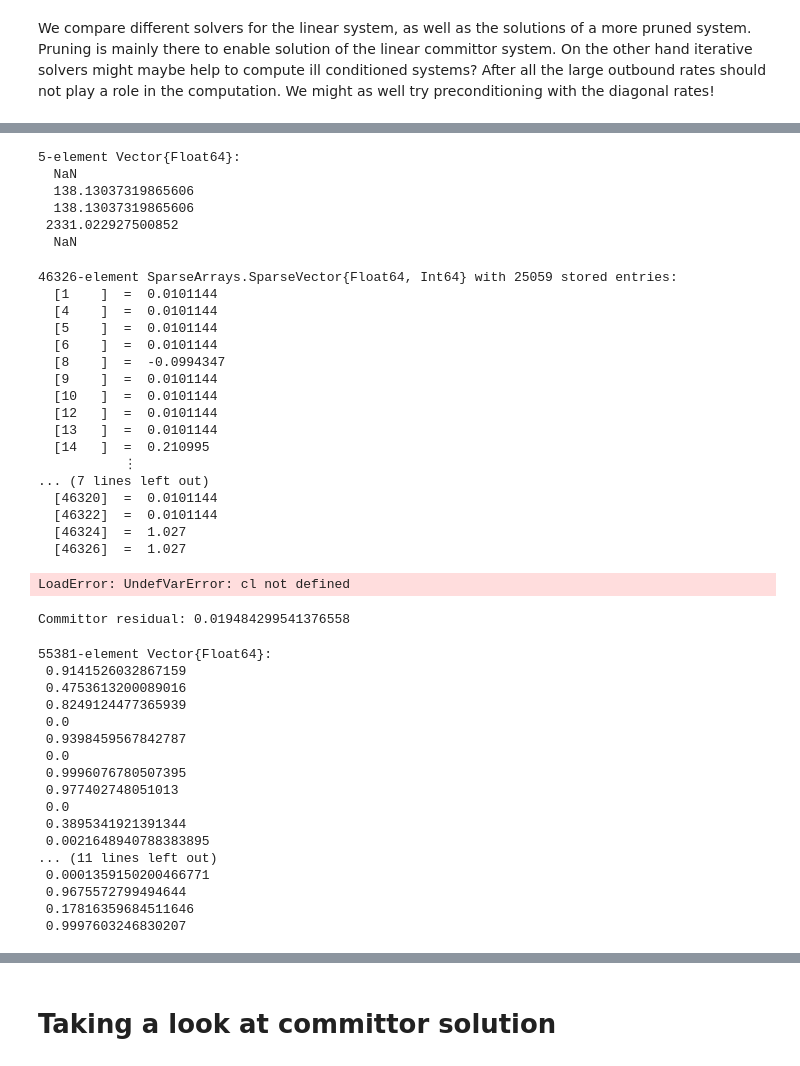
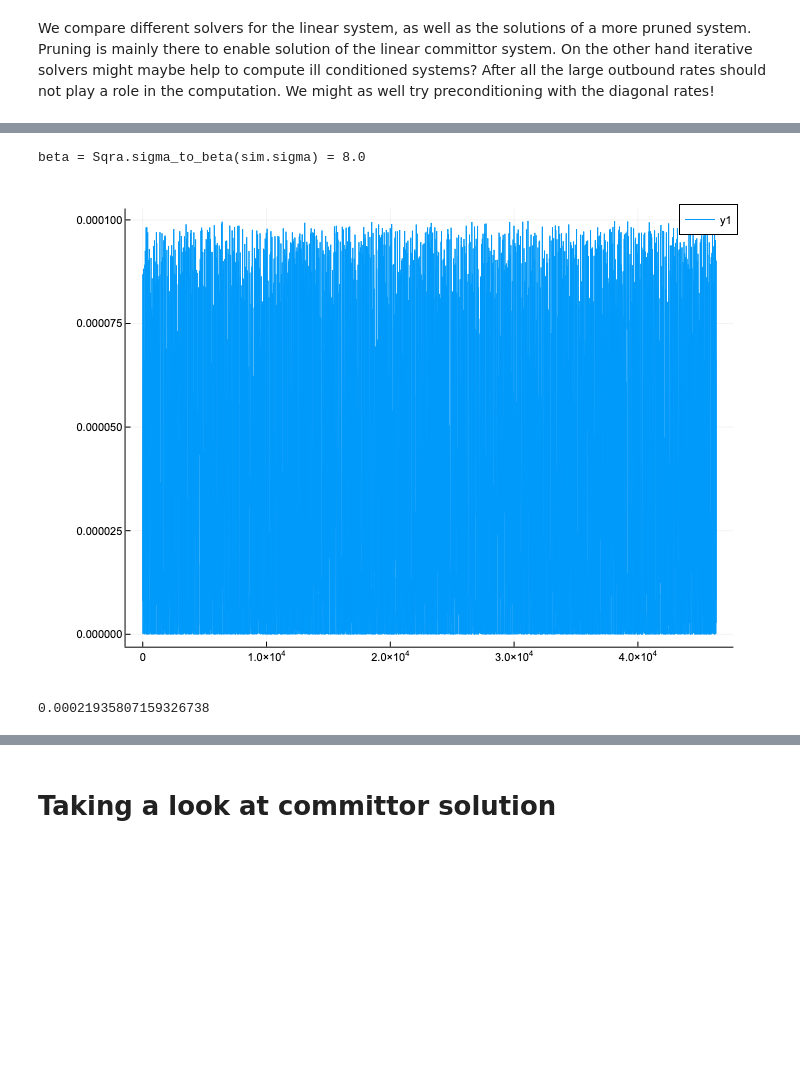
Before and after one commit to axsk/Sqra.jl, a Jupyter notebook: notebooks/lennardjones sqra picking vs sparse.ipynb, the cells around one changed output, grey strips where cells are left out. Drawn from its saved outputs; the diff is of its cells as text; code cells hidden in the pictures; blank space fills up the shorter version.

```diff
--- a/notebooks/lennardjones sqra picking vs sparse.ipynb
+++ b/notebooks/lennardjones sqra picking vs sparse.ipynb
@@ -150,63 +151,14 @@ Committor residual: NaN
+# %%
+@show beta = Sqra.sigma_to_beta(sim.sigma)
+
+stat = stat / sum(stat)
+plot(stat)
+# %% [output]
+beta = Sqra.sigma_to_beta(sim.sigma) = 8.0
+[figure, added]
 # %%
 A, b = Sqra.committor_system(r.Q, Sqra.classify(r.picks))
 
-map(cs1) do c
-	sqrt(sum(abs2,(A*c - b)[abs.(diag(r.Q)) .< 1e3]))
-end
+sqrt(sum(abs2, (A*c - b)[abs.(diag(r.Q))  .< 1e5]))
 # %% [output]
-5-element Vector{Float64}:
-  NaN
-  138.13037319865606
-  138.13037319865606
- 2331.022927500852
-  NaN
+0.00021935807159326738
-# %%
-cs1[4]
-# %% [output]
-46326-element SparseArrays.SparseVector{Float64, Int64} with 25059 stored entries:
-  [1    ]  =  0.0101144
-  [4    ]  =  0.0101144
-  [5    ]  =  0.0101144
-  [6    ]  =  0.0101144
-  [8    ]  =  -0.0994347
-  [9    ]  =  0.0101144
-  [10   ]  =  0.0101144
-  [12   ]  =  0.0101144
-  [13   ]  =  0.0101144
-  [14   ]  =  0.210995
-           ⋮
-... (7 lines left out)
-  [46320]  =  0.0101144
-  [46322]  =  0.0101144
-  [46324]  =  1.027
-  [46326]  =  1.027
-# %%
-function err(Q, c, x)
-	A, b = Sqra.committor_system(Q, c)
-	sum(abs2, A*x - b)
-end
-
-map(x->err(r.Q, cl, x), cs1)
-# %% [output]
-LoadError: UndefVarError: cl not defined
-# %%
-Sqra.committor(r, Sqra.idrs, 10000)
-# %% [output]
-Committor residual: 0.019484299541376558
-55381-element Vector{Float64}:
- 0.9141526032867159
- 0.4753613200089016
- 0.8249124477365939
- 0.0
- 0.9398459567842787
- 0.0
- 0.9996076780507395
- 0.977402748051013
- 0.0
- 0.3895341921391344
- 0.0021648940788383895
-... (11 lines left out)
- 0.0001359150200466771
- 0.9675572799494644
- 0.17816359684511646
- 0.9997603246830207
```
Also changed, not shown: parts of 27 cells of this notebook, 3 other files.
